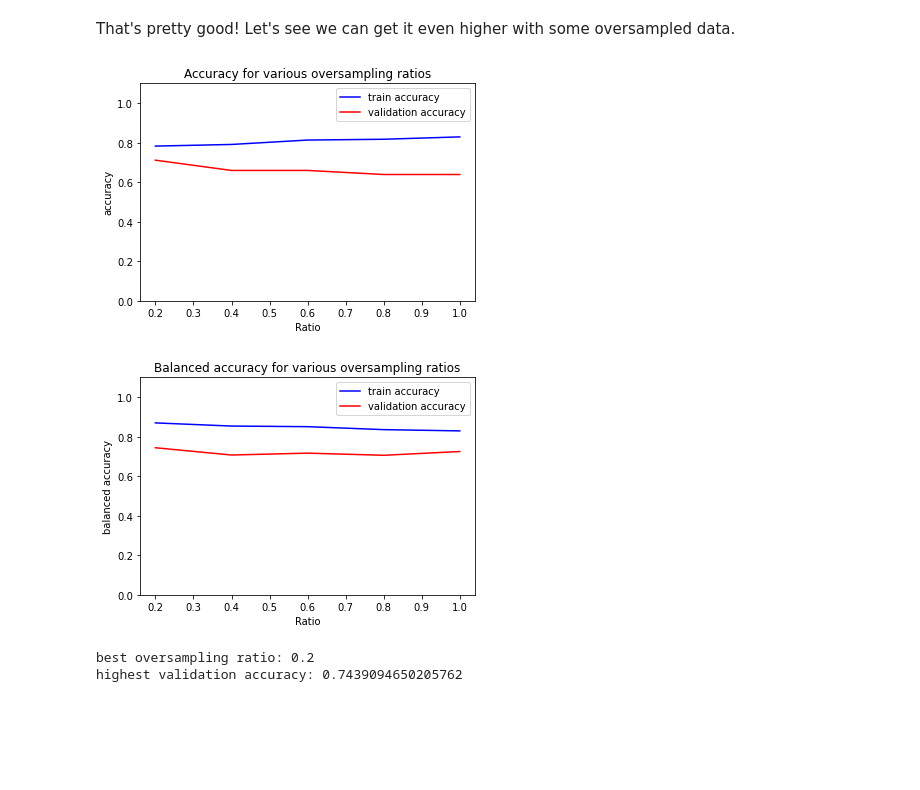
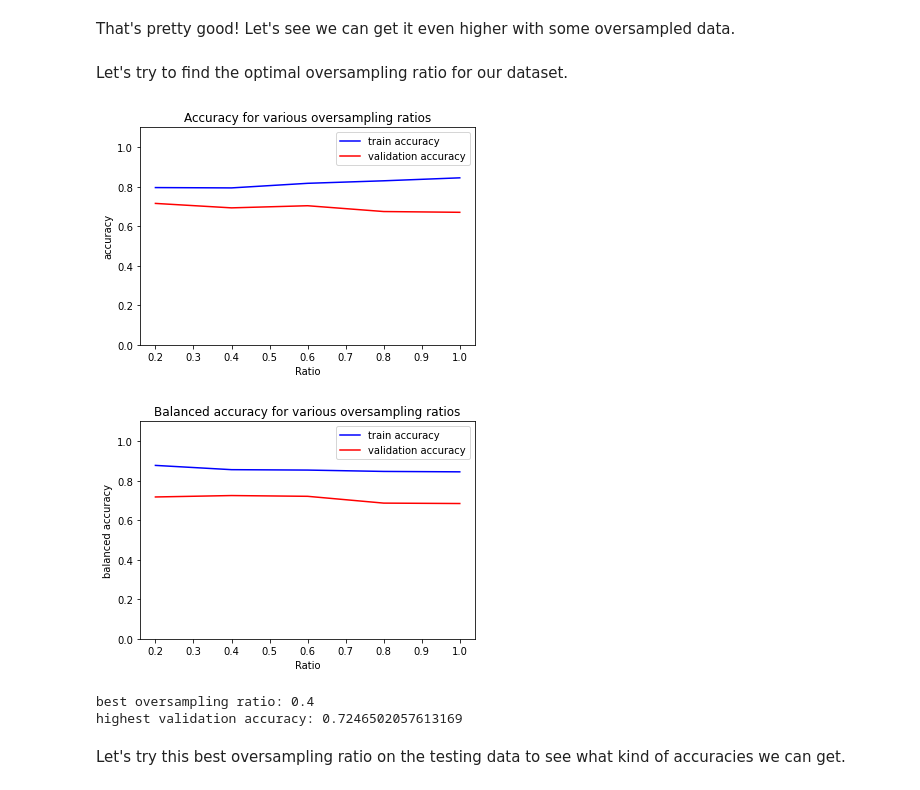
Before and after one commit to koenc100/Project-AI-minor, a Jupyter notebook: code/Decision Tree Random Forest.ipynb, the cells around one changed output. Saved outputs shown, nothing was run; the diff lists cells and outputs as text; code cells hidden in the pictures; blank space fills up the shorter version.

```diff
--- a/code/Decision Tree Random Forest.ipynb
+++ b/code/Decision Tree Random Forest.ipynb
@@ -630,14 +630,16 @@ from oversampling import smote_loop
 from data_processing import one_hot_encode
 
 # Load the normalized data without one-hot encoding
-data = prepare_data('healthcare-dataset-stroke-data.csv', one_hot = False,
+oversampled_data = prepare_data('healthcare-dataset-stroke-data.csv', one_hot = False,
                          binary = False, normalize = True)
 
 # Split the data into training and testing data
-train_data, test_data, train_labels, test_labels = split_data(data, split_size=(0.8, 0.2))
+train_data, test_data, val_data, train_labels, test_labels, val_labels = split_data(oversampled_data, split_size=(0.6, 0.2, 0.2))
 
+# One hot-encode the testing data, as this happens for the oversampled training
+# data in the smote loop
 test_data = one_hot_encode(test_data)
-#test_labels = one_hot_encode(test_labels)
+val_data = one_hot_encode(val_data)
 
 # Create the oversampled data with its labels and ratios
 list_data, list_labels, list_ratio = smote_loop(train_data, train_labels, 0.2, 1.1, 0.2)
@@ -647,46 +646,49 @@ over_labels = list_labels[4]
+# %% [markdown]
+Let's try to find the optimal oversampling ratio for our dataset.
 # %%
-#print(train_data.head())
-#print(over_data.head())
-
+# Make instances of list to append to
 training_accuracy = []
 vali_accuracy = []
 training_accuracy_balanced = []
 vali_accuracy_balanced = []
 
-for data_index, sampled_data in enumerate(list_data):
+# Loop over all different ratios of oversampled datasets and labels
+for data_index, (sampled_data, sampled_labels) in enumerate(zip(list_data, list_labels)):
 
-    # Create a tuple of all data necessary
-    data = sampled_data, list_labels[data_index], test_data, test_labels
+    # Create a tuple of all data necessary, wih the training data and labels with a certain ratio of oversampling
+    data = sampled_data, sampled_labels, val_data, val_labels
 
     # Train a forest with this best split
     training_predictions, test_predictions = resampled_forest(data, 10)
 
     # Print the accuracies
-    train_acc, train_bal_acc = get_metrics(list_labels[data_index], training_predictions)
-    val_acc, val_bal_acc = get_metrics(test_labels, test_predictions)
+    train_acc, train_bal_acc = get_metrics(sampled_labels, training_predictions)
+    val_acc, val_bal_acc = get_metrics(val_labels, test_predictions)
 
     # Append the accuracies to the lists
     training_accuracy.append(train_acc)
     training_accuracy_balanced.append(train_bal_acc)
     vali_accuracy.append(val_acc)
     vali_accuracy_balanced.append(val_bal_acc)
 
 
 # Plot the findings with the plot_accuracy function
 plot_accuracy(list_ratio, training_accuracy, vali_accuracy, 'Accuracy for various oversampling ratios', 'Ratio')
 plot_accuracy(list_ratio, training_accuracy_balanced, vali_accuracy_balanced,
               'Balanced accuracy for various oversampling ratios', 'Ratio', 'balanced accuracy')
 
 # Find the best split by getting the maximum balanced validation accuracy
 index_max = np.argmax(vali_accuracy_balanced)
 best_ratio = list_ratio[index_max]
 high_val = vali_accuracy_balanced[index_max]
 
 
 print(f'best oversampling ratio: {best_ratio}')
 print(f'highest validation accuracy: {high_val}')
 # %% [output]
-[figure, old version]
+[figure, new version]
-[figure, old version]
+[figure, new version]
-best oversampling ratio: 0.2
-highest validation accuracy: 0.7439094650205762
+best oversampling ratio: 0.4
+highest validation accuracy: 0.7246502057613169
+# %% [markdown]
+Let's try this best oversampling ratio on the testing data to see what kind of accuracies we can get.
```
Also changed, not shown: parts of 16 cells of this notebook.
